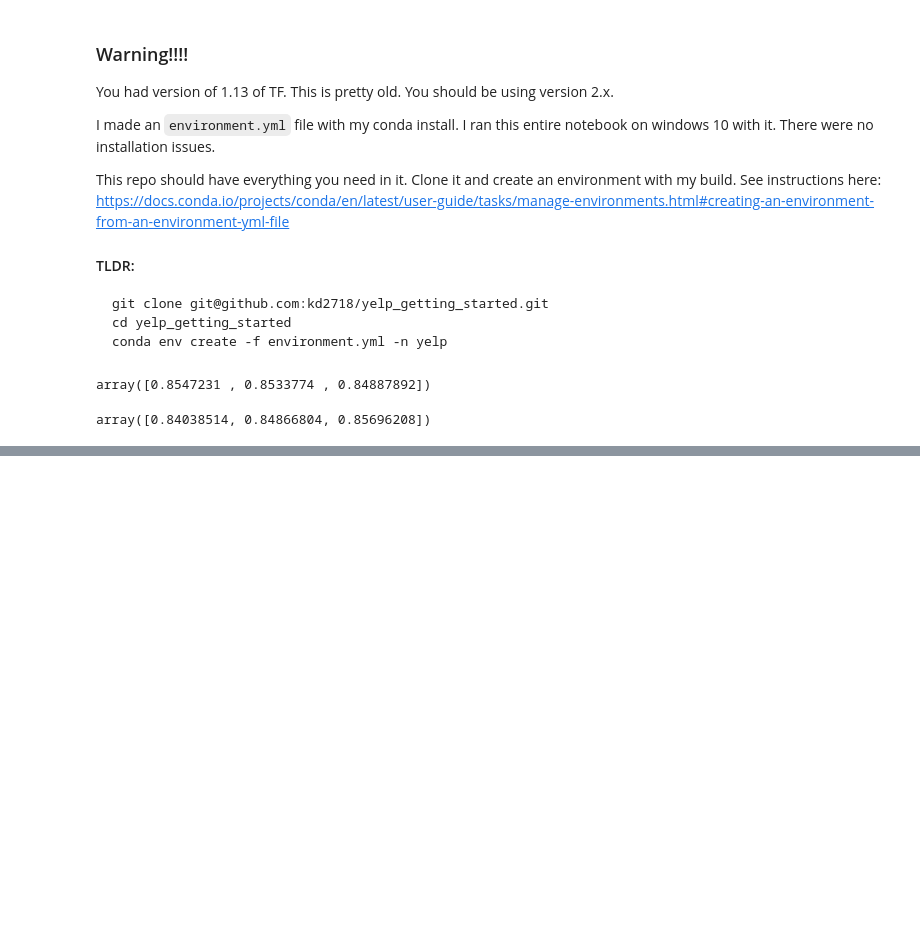
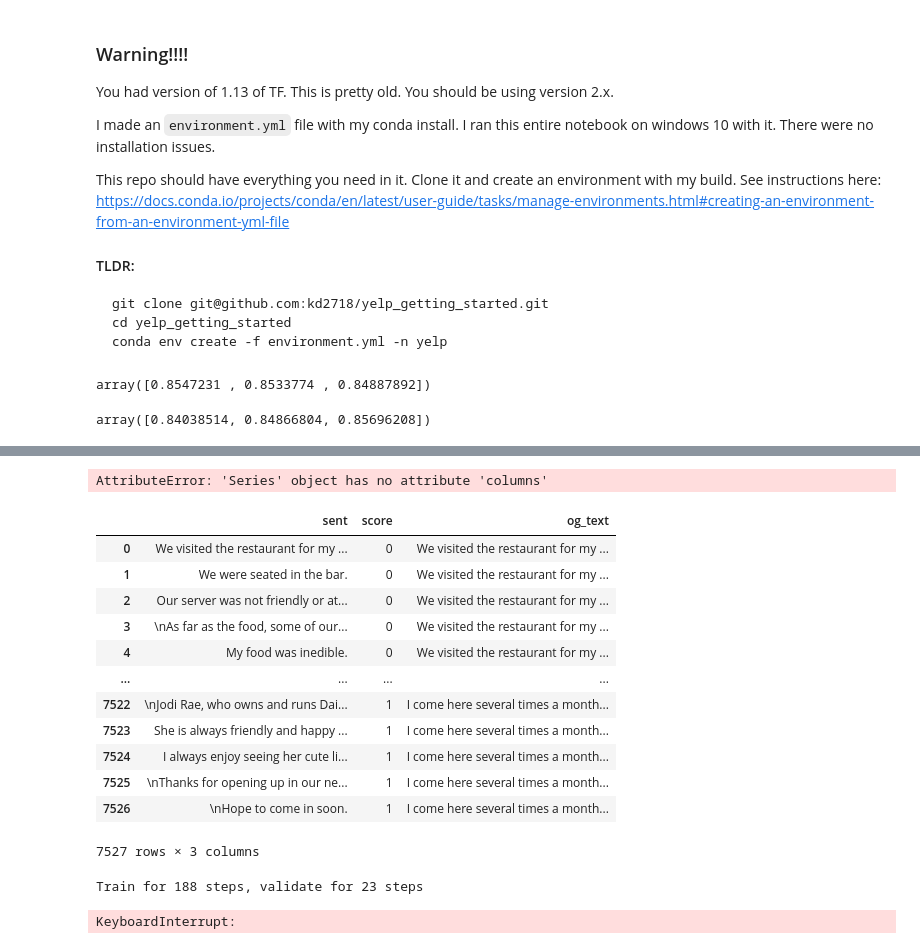
Before and after one commit to kd2718/yelp_getting_started, a Jupyter notebook: quick_trial.ipynb, the cells around one changed output, grey strips where cells are left out. Cells and saved outputs as stored; diff of their text form; code cells hidden in the pictures; blank space fills up the shorter version.

```diff
--- a/quick_trial.ipynb
+++ b/quick_trial.ipynb
@@ -329,0 +340,57 @@ array([0.84038514, 0.84866804, 0.85696208])
+# %%
+classifier.load_dataset(df.text, validation_split=0.2)
+# %% [output]
+AttributeError: 'Series' object has no attribute 'columns'
+# %%
+df_polar = df[df.stars.isin( [1,5])][['text', 'stars']]
+
+df_polar = df_polar.sample(1000)
+# %%
+from spacy.pipeline import SentenceSegmenter
+sent = SentenceSegmenter('english')
+# %%
+import spacy
+from spacy.lang.en import English
+
+nlp = English()  # just the language with no model
+sentencizer = nlp.create_pipe("sentencizer")
+nlp.add_pipe(sentencizer)
+doc = nlp.pipe(df_polar.text, n_process=12, batch_size=100)
+#col_list = ['sents', 'score']
+#df_sents = pd.DataFrame(columns=col_list)
+#df_polar['splits'] = list(doc)
+
+
+
+
+
+#next(doc).sents
+#for sent in doc.sents:
+#    print(sent.text)
+# %%
+df_polar_sents = pd.DataFrame(columns=['sent', 'score', 'og_text'])
+for dfp, dc in zip(df_polar.iterrows(), doc):
+
+    for sent in dc.sents:
+        strr = dfp[1].stars
+        strr = 1 if strr == 5 else 0
+        snt = sent.string
+        df_temp = pd.Series({'sent': snt, 'score': strr, 'og_text':dfp[1].text })
+        df_polar_sents = df_polar_sents.append(df_temp, ignore_index=True)
+doc.close()
+# %%
+df_polar_sents
+# %% [output]
+|  | sent | score | og_text |
+| 0 | We visited the restaurant for my ... | 0 | We visited the restaurant for my ... |
+| 1 | We were seated in the bar. | 0 | We visited the restaurant for my ... |
+| 2 | Our server was not friendly or at... | 0 | We visited the restaurant for my ... |
+| 3 | \nAs far as the food, some of our... | 0 | We visited the restaurant for my ... |
+| 4 | My food was inedible. | 0 | We visited the restaurant for my ... |
+| ... | ... | ... | ... |
+| 7522 | \nJodi Rae, who owns and runs Dai... | 1 | I come here several times a month... |
+| 7523 | She is always friendly and happy ... | 1 | I come here several times a month... |
+| 7524 | I always enjoy seeing her cute li... | 1 | I come here several times a month... |
+| 7525 | \nThanks for opening up in our ne... | 1 | I come here several times a month... |
+| 7526 | \nHope to come in soon. | 1 | I come here several times a month... |
+7527 rows × 3 columns
@@ -329,0 +399,5 @@ array([0.84038514, 0.84866804, 0.85696208])
+# %%
+classifier.fine_tune(epochs=4, learning_rate=2e-5, training_batch_size=32, validation_batch_size=64)
+# %% [output]
+Train for 188 steps, validate for 23 steps
+KeyboardInterrupt:
```
Also changed, not shown: parts of 5 cells of this notebook, 1 other file.
